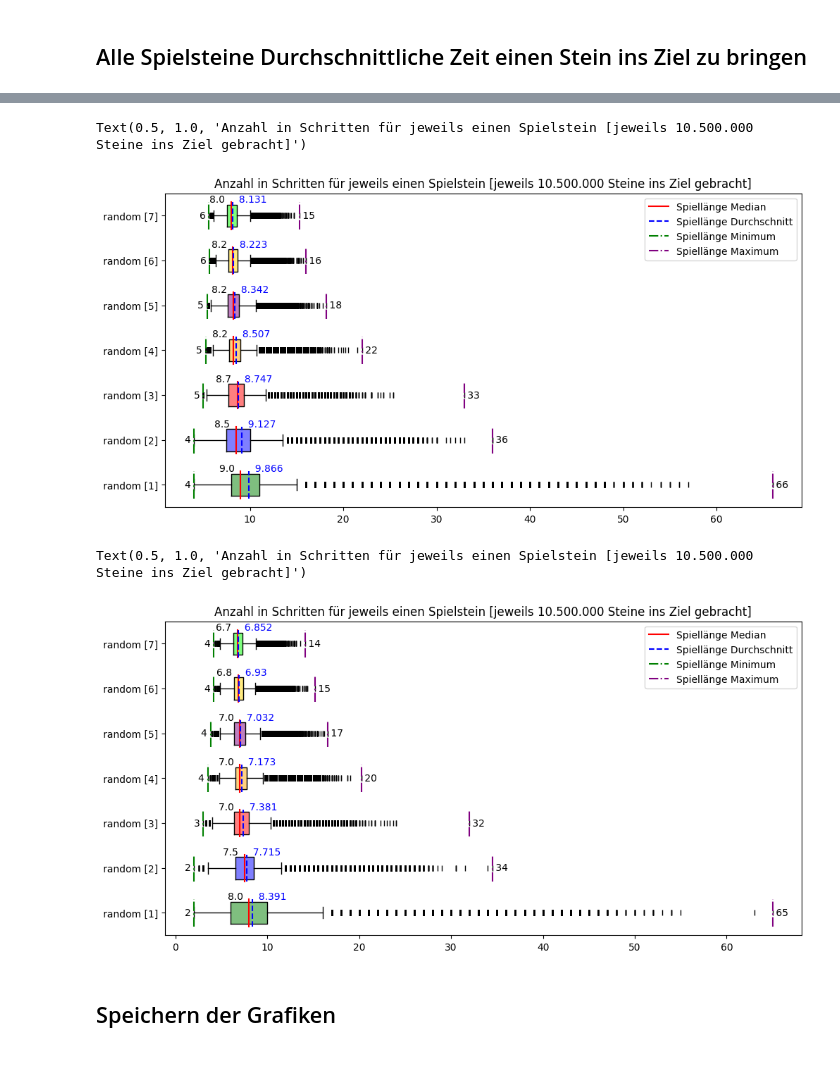
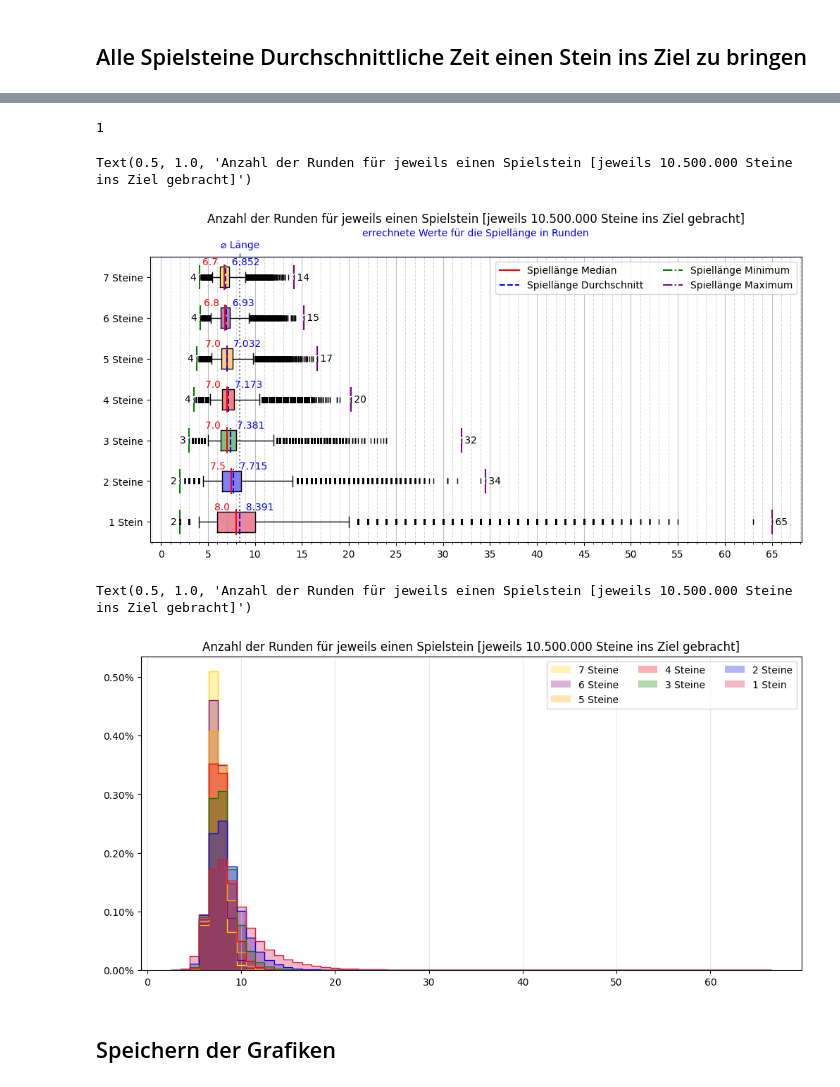
Before and after one commit to LukasWallisch/game-ur-analysis, a Jupyter notebook: src/statistiken/Vergleichswerte1Spieler.ipynb, the cells around one changed output, grey strips where cells are left out. Cells and saved outputs as stored; diff of their text form; code cells hidden in the pictures.

```diff
--- a/src/statistiken/Vergleichswerte1Spieler.ipynb
+++ b/src/statistiken/Vergleichswerte1Spieler.ipynb
@@ -22,6 +26,6 @@ db_filename = "gameHistories_baseline"
 # %% [markdown]
 Lade Daten aus der Datenbank
 # %%
-roundCounts, stepCounts, winners, settingsIDs = getDataFromDB(db_dir, db_filename)
+_,roundCounts, stepCounts, winners, settingsIDs = getDataFromDB(db_dir, db_filename)
 settings = getSettingsFromDB(db_dir,db_filename)
 # %% [output]
@@ -34,7 +38,8 @@ settings loaded
 # %% [markdown]
 Erstelle Label basierend auf den Einstellungen des jeweiligen Testsets
 # %%
-labels_unordered  = [ " vs ".join([p.getStrategy().getName()+" [{}]".format(p.getStoneCount()) for p in s[1]]) for s in settings]
+labels_unordered = [" vs ".join(["{} Stein{}".format(
+    p.getStoneCount(), "e"[:p.getStoneCount()^1]) for p in s[1]]) for s in settings]
 labels = [labels_unordered[i] for i in settingsIDs]
 labels
 # %% [output]
@@ -124,25 +255,25 @@ Text(0.5, 1.0, 'Spiellänge in Runden [1.500.000 Spiele]')
 # %%
-sc = [[gl/(i+1) for gl in hset] for i,hset in enumerate(stepCounts)]
+rc = [[gl/(i+1) for gl in hset] for i, hset in enumerate(roundCounts)]
 
-figSteps1pStoneAvg, ax = plt.subplot_mosaic([["Boxplots Schritte"]], figsize=[
+figRounds1pStoneAvg, ax = plt.subplot_mosaic([["Boxplots Runden"]], figsize=[
     10, 5], layout="constrained")
-colorboxplot(sc, ax["Boxplots Schritte"], labels, colors)
-ax["Boxplots Schritte"].set_title(
-    "Anzahl in Schritten für jeweils einen Spielstein [jeweils {0:n} Steine ins Ziel gebracht]".format(len(stepCounts[0]), grouping=True))
+zeichneErrechnetenWert(ax["Boxplots Runden"], "r")
+colorboxplot(rc, ax["Boxplots Runden"], labels, colors)
+ax["Boxplots Runden"].set_title(
+    "Anzahl der Runden für jeweils einen Spielstein [jeweils {0:n} Steine ins Ziel gebracht]".format(len(roundCounts[0]), grouping=True))
 # %% [output]
-Text(0.5, 1.0, 'Anzahl in Schritten für jeweils einen Spielstein [jeweils 10.500.000 Steine ins Ziel gebracht]')
+1
+Text(0.5, 1.0, 'Anzahl der Runden für jeweils einen Spielstein [jeweils 10.500.000 Steine ins Ziel gebracht]')
-[figure, old version]
+[figure, new version]
 # %%
-rc = [[gl/(i+1) for gl in hset] for i, hset in enumerate(roundCounts)]
-
-figRounds1pStoneAvg, ax = plt.subplot_mosaic([["Boxplots Schritte"]], figsize=[
+figRounds1pStoneAvgHist, ax = plt.subplot_mosaic([["Boxplots Schritte"]], figsize=[
     10, 5], layout="constrained")
-colorboxplot(rc, ax["Boxplots Schritte"], labels, colors)
+makeHistogram(rc, ax["Boxplots Schritte"], labels, colors)
 ax["Boxplots Schritte"].set_title(
-    "Anzahl in Schritten für jeweils einen Spielstein [jeweils {0:n} Steine ins Ziel gebracht]".format(len(roundCounts[0]), grouping=True))
+    "Anzahl der Runden für jeweils einen Spielstein [jeweils {0:n} Steine ins Ziel gebracht]".format(len(roundCounts[0]), grouping=True))
 # %% [output]
-Text(0.5, 1.0, 'Anzahl in Schritten für jeweils einen Spielstein [jeweils 10.500.000 Steine ins Ziel gebracht]')
+Text(0.5, 1.0, 'Anzahl der Runden für jeweils einen Spielstein [jeweils 10.500.000 Steine ins Ziel gebracht]')
-[figure, old version]
+[figure, new version]
 # %% [markdown]
 ## Speichern der Grafiken
 # %%
```
Also changed, not shown: parts of 17 cells of this notebook, 6 other files.
